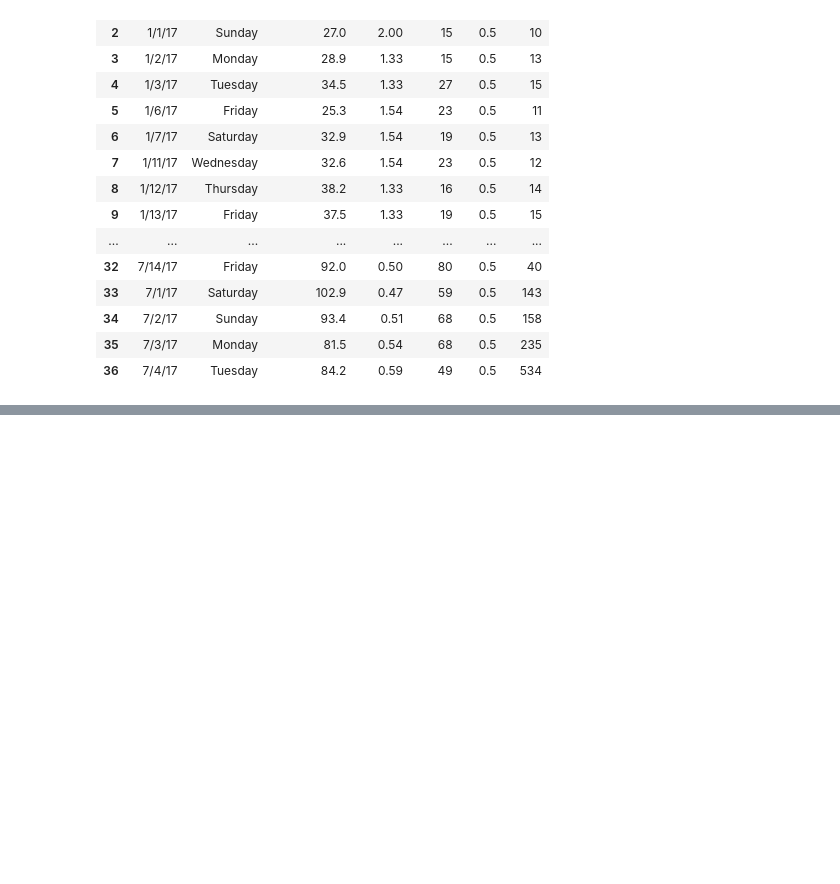
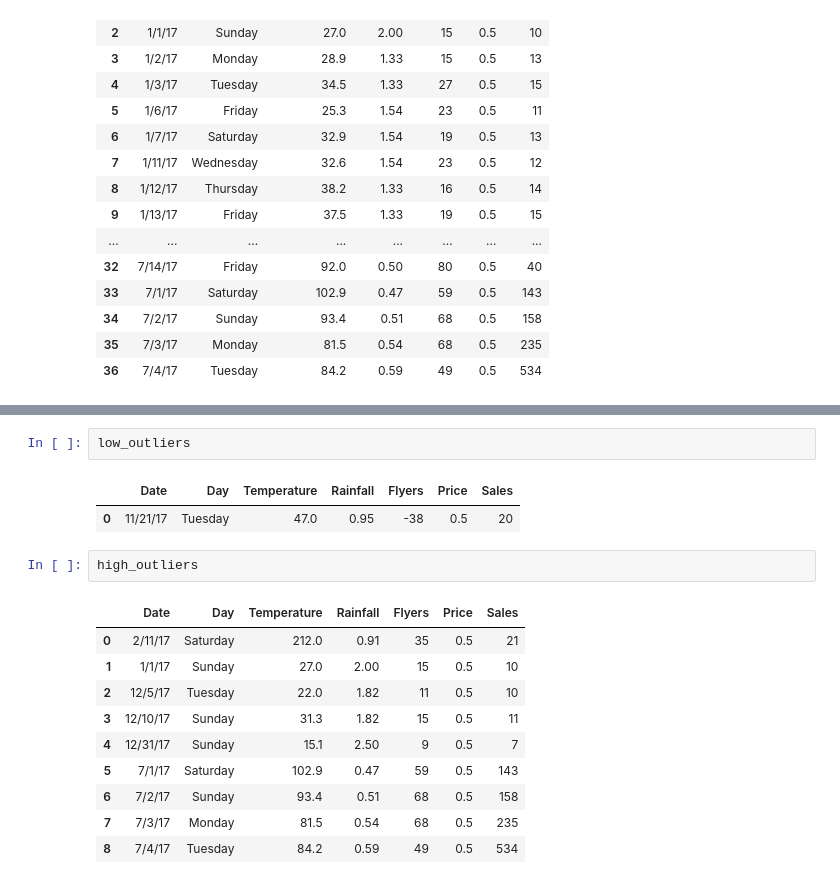
Before and after one commit to brentschriver/anomaly-detection-exercises, a Jupyter notebook: continuous-probabilistic-methods.ipynb, the cells around one changed output, grey strips where cells are left out. Drawn from its saved outputs; the diff is of its cells as text; blank space fills up the shorter version.

```diff
--- a/continuous-probabilistic-methods.ipynb
+++ b/continuous-probabilistic-methods.ipynb
@@ -174,0 +205,18 @@ outliers
+# %%
+low_outliers
+# %% [output]
+|  | Date | Day | Temperature | Rainfall | Flyers | Price | Sales |
+| 0 | 11/21/17 | Tuesday | 47.0 | 0.95 | -38 | 0.5 | 20 |
+# %%
+high_outliers
+# %% [output]
+|  | Date | Day | Temperature | Rainfall | Flyers | Price | Sales |
+| 0 | 2/11/17 | Saturday | 212.0 | 0.91 | 35 | 0.5 | 21 |
+| 1 | 1/1/17 | Sunday | 27.0 | 2.00 | 15 | 0.5 | 10 |
+| 2 | 12/5/17 | Tuesday | 22.0 | 1.82 | 11 | 0.5 | 10 |
+| 3 | 12/10/17 | Sunday | 31.3 | 1.82 | 15 | 0.5 | 11 |
+| 4 | 12/31/17 | Sunday | 15.1 | 2.50 | 9 | 0.5 | 7 |
+| 5 | 7/1/17 | Saturday | 102.9 | 0.47 | 59 | 0.5 | 143 |
+| 6 | 7/2/17 | Sunday | 93.4 | 0.51 | 68 | 0.5 | 158 |
+| 7 | 7/3/17 | Monday | 81.5 | 0.54 | 68 | 0.5 | 235 |
+| 8 | 7/4/17 | Tuesday | 84.2 | 0.59 | 49 | 0.5 | 534 |
```
Also changed, not shown: parts of 8 cells of this notebook.
